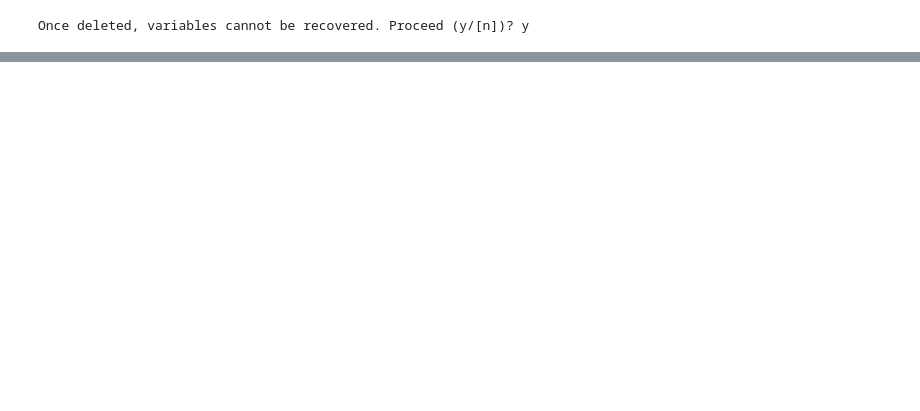
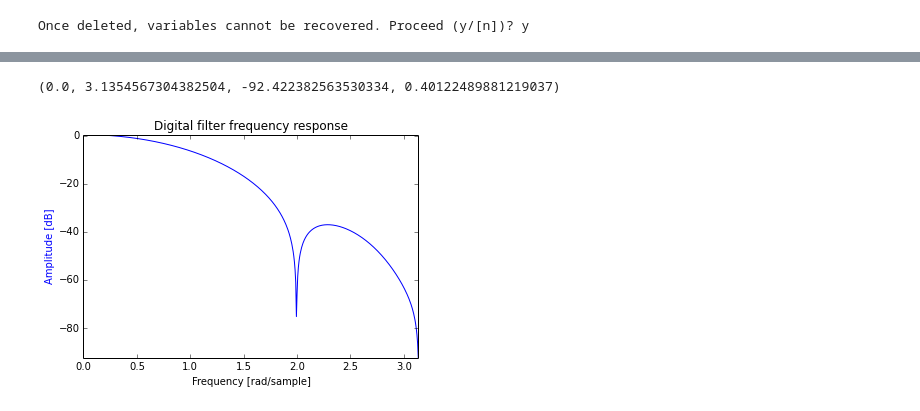
Before and after one commit to florian-niefind/python_EEG, a Jupyter notebook: src/EEG_analysis.ipynb, the cells around one changed output, grey strips where cells are left out. Cells and saved outputs as stored; diff of their text form; code cells hidden in the pictures; blank space fills up the shorter version.

```diff
--- a/src/EEG_analysis.ipynb
+++ b/src/EEG_analysis.ipynb
@@ -241,0 +227,14 @@ Once deleted, variables cannot be recovered. Proceed (y/[n])? y
+# %%
+w,h = scipy.signal.freqz(test)
+
+fig = plt.figure()
+plt.title('Digital filter frequency response')
+ax1 = fig.add_subplot(111)
+
+plt.plot(w, 20 * np.log10(abs(h)), 'b')
+plt.ylabel('Amplitude [dB]', color='b')
+plt.xlabel('Frequency [rad/sample]')
+plt.axis('tight')
+# %% [output]
+(0.0, 3.1354567304382504, -92.422382563530334, 0.40122489881219037)
+[figure, added]
```
Also changed, not shown: parts of 12 cells of this notebook, 3 other files.
